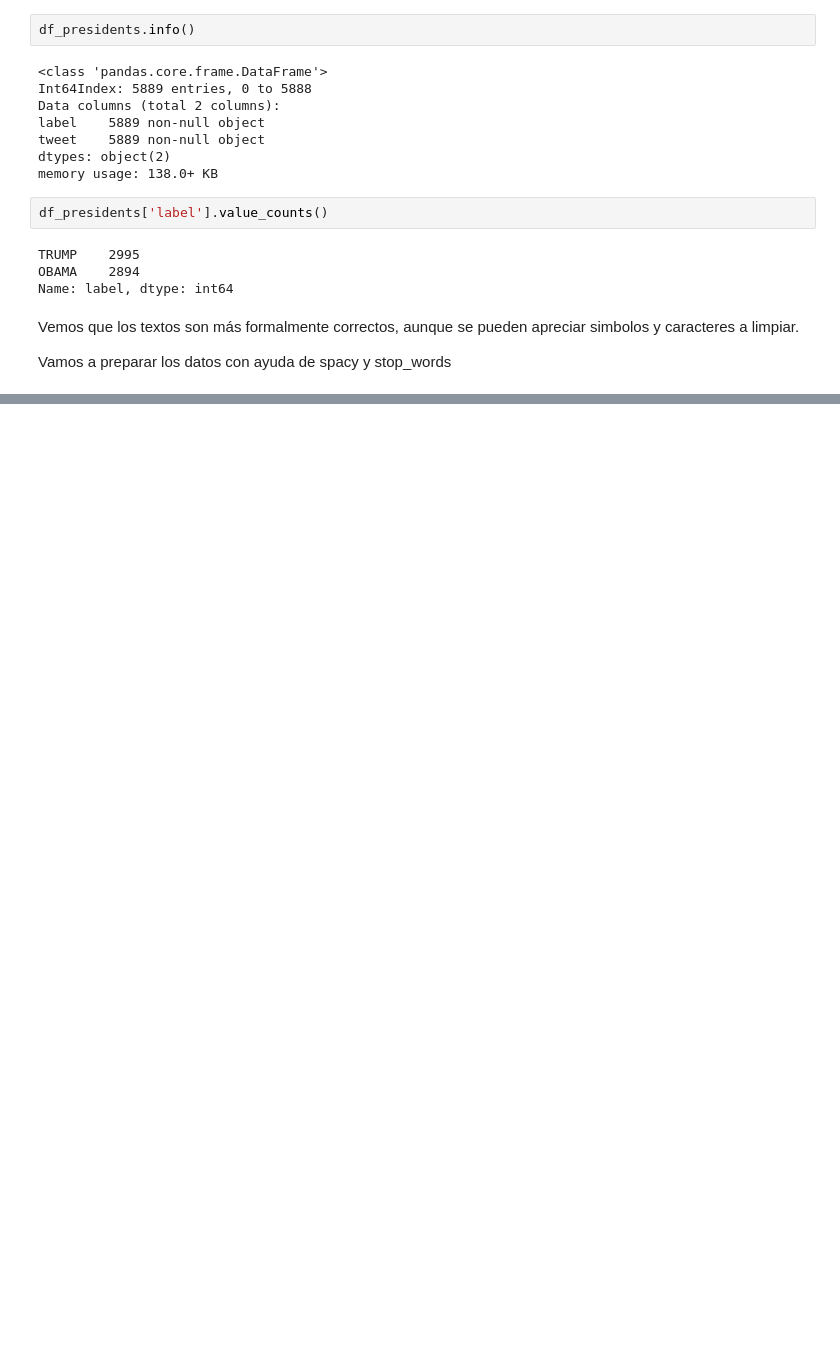
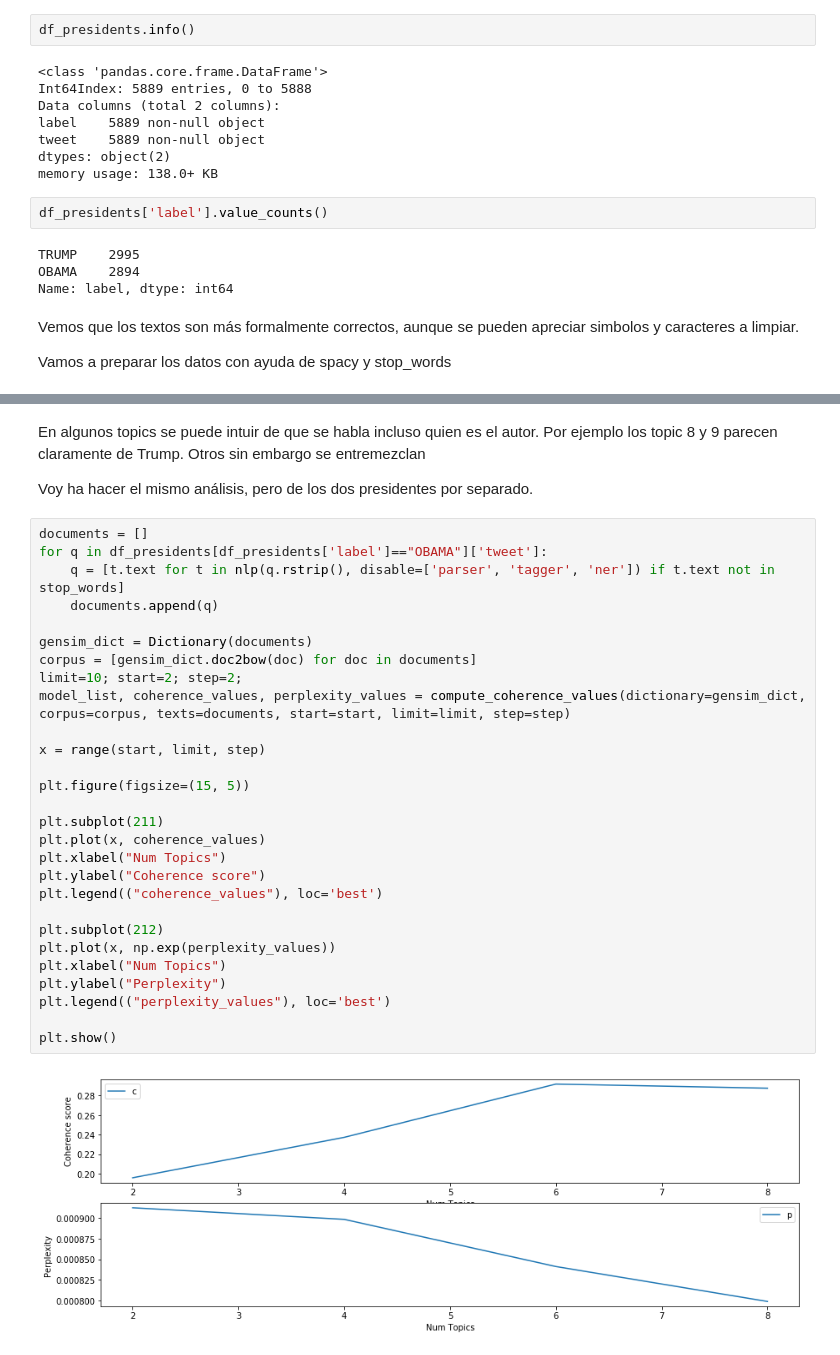
Before and after one commit to ivanrumo/KC_Practica_NLP, a Jupyter notebook: Practica.ipynb, the cells around one changed output, grey strips where cells are left out. Drawn from its saved outputs; the diff is of its cells as text; blank space fills up the shorter version.

```diff
--- a/Practica.ipynb
+++ b/Practica.ipynb
@@ -860,0 +1110,34 @@ plt.show()
+# %% [markdown]
+En algunos topics se puede intuir de que se habla incluso quien es el autor. Por ejemplo los topic 8 y 9 parecen claramente de Trump. Otros sin embargo se entremezclan
+
+Voy ha hacer el mismo análisis, pero de los dos presidentes por separado.
+# %%
+documents = []
+for q in df_presidents[df_presidents['label']=="OBAMA"]['tweet']:
+    q = [t.text for t in nlp(q.rstrip(), disable=['parser', 'tagger', 'ner']) if t.text not in stop_words]
+    documents.append(q)
+
+gensim_dict = Dictionary(documents)
+corpus = [gensim_dict.doc2bow(doc) for doc in documents]
+limit=10; start=2; step=2;
+model_list, coherence_values, perplexity_values = compute_coherence_values(dictionary=gensim_dict, corpus=corpus, texts=documents, start=start, limit=limit, step=step)
+
+x = range(start, limit, step)
+
+plt.figure(figsize=(15, 5))
+
+plt.subplot(211)
+plt.plot(x, coherence_values)
+plt.xlabel("Num Topics")
+plt.ylabel("Coherence score")
+plt.legend(("coherence_values"), loc='best')
+
+plt.subplot(212)
+plt.plot(x, np.exp(perplexity_values))
+plt.xlabel("Num Topics")
+plt.ylabel("Perplexity")
+plt.legend(("perplexity_values"), loc='best')
+
+plt.show()
+# %% [output]
+[figure, added]
```
Also changed, not shown: parts of 81 cells of this notebook.
